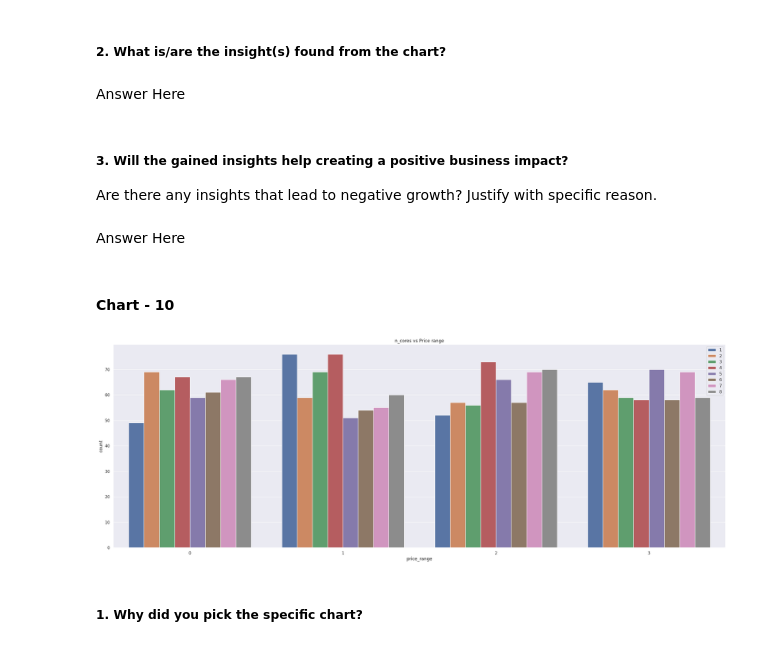
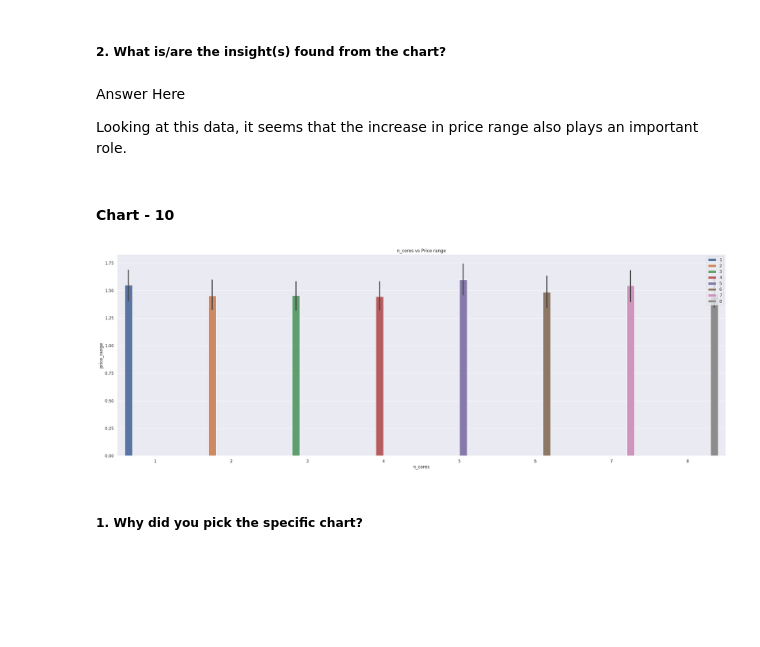
Before and after one commit to Manoharjha333/Mobile-price-range-prediction-classification, a Jupyter notebook: Mobile_price_range_prediction_classification.ipynb, the cells around one changed output. Drawn from its saved outputs; the diff is of its cells as text; code cells hidden in the pictures; blank space fills up the shorter version.

```diff
--- a/Mobile_price_range_prediction_classification.ipynb
+++ b/Mobile_price_range_prediction_classification.ipynb
@@ -736,24 +735,29 @@ Answer Here.
 # %% [markdown]
 ##### 2. What is/are the insight(s) found from the chart?
-# %% [markdown]
-Answer Here
-# %% [markdown]
-##### 3. Will the gained insights help creating a positive business impact?
-Are there any insights that lead to negative growth? Justify with specific reason.
-# %% [markdown]
-Answer Here
+# %% [markdown]
+Answer Here
+
+Looking at this data, it seems that the increase in price range also plays an important role.
 # %% [markdown]
 #### Chart - 10
 # %%
 # Chart - 10 visualization code
 
 plt.figure(figsize=(30, 10))
-sns.countplot(data=df, x='price_range', hue='n_cores')
+#sns.barplot(data=df, x='price_range', hue='n_cores' )
+
+sns.barplot(
+    x='n_cores',
+    y='price_range',
+    hue='n_cores',
+    data=df,
+)
+
 plt.title("n_cores vs Price range")
 plt.legend(loc='upper right')
 plt.show()
 # %% [output]
-[figure, old version]
+[figure, new version]
 # %% [markdown]
 ##### 1. Why did you pick the specific chart?
 # %% [markdown]
```
Also changed, not shown: parts of 55 cells of this notebook.
